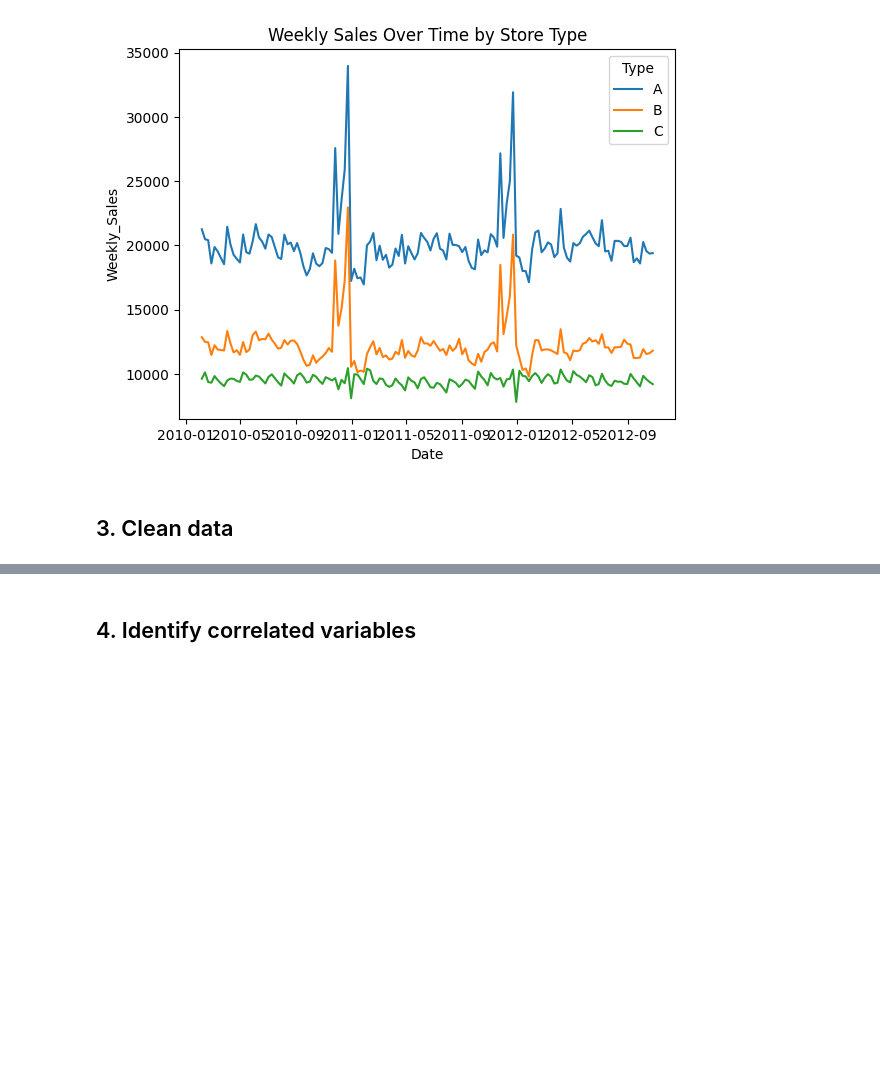
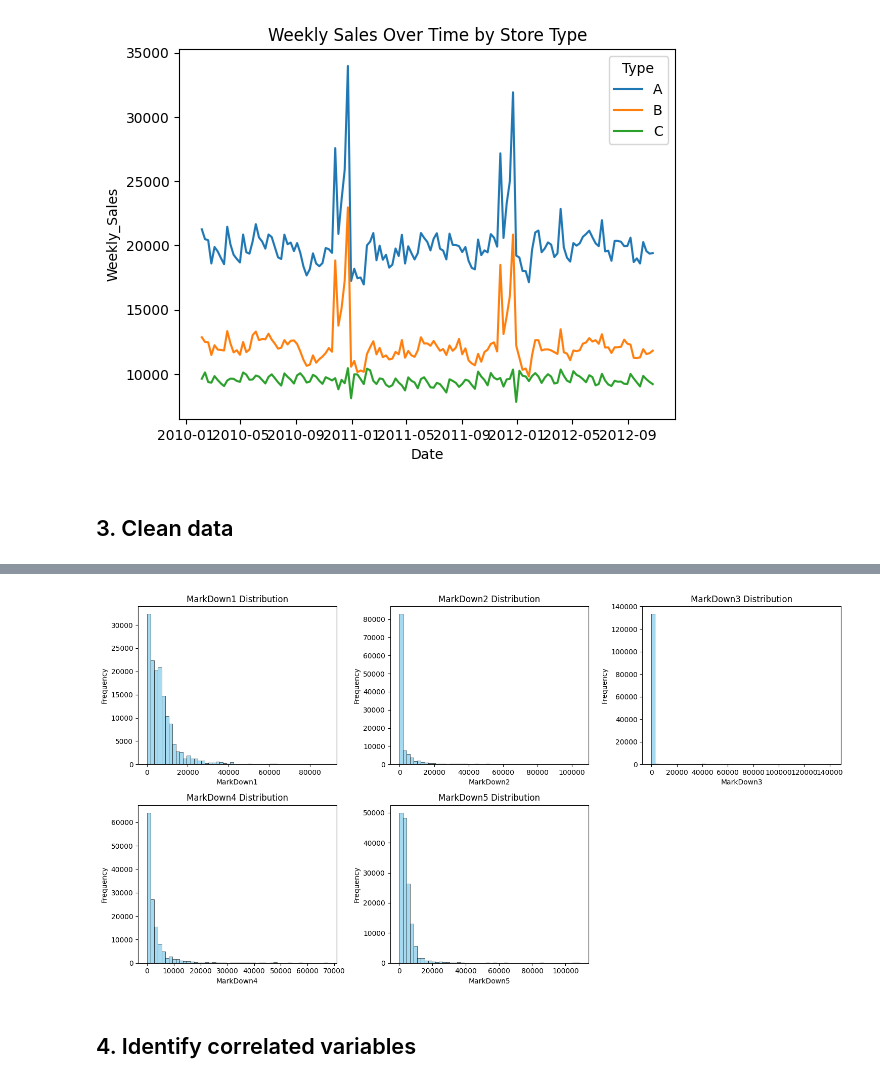
Before and after one commit to wyan170/Phase2_project, a Jupyter notebook: data-science/1. Analysis and Preprocessing/part1-submission.ipynb, the cells around one changed output, grey strips where cells are left out. Saved outputs shown, nothing was run; the diff lists cells and outputs as text; code cells hidden in the pictures; blank space fills up the shorter version.

```diff
--- a/data-science/1. Analysis and Preprocessing/part1-submission.ipynb
+++ b/data-science/1. Analysis and Preprocessing/part1-submission.ipynb
@@ -385,0 +413,12 @@ d:\MSA_PROJECT\phase2_project\.venv\Scripts\python.exe
+# %%
+
+for col in ["MarkDown1", "MarkDown2", "MarkDown3", "MarkDown4", "MarkDown5"]:
+    df[col].fillna(0, inplace=True)
+
+impute_missing_data = df.isnull().sum().to_frame()
+
+# Rename column holding the sums
+impute_missing_data = impute_missing_data.rename(columns={0:'Empty Cells'})
+
+# Print the results
+print(impute_missing_data)
@@ -386,3 +449,17 @@ d:\MSA_PROJECT\phase2_project\.venv\Scripts\python.exe
+# %%
+mark_cols = ["MarkDown1", "MarkDown2", "MarkDown3", "MarkDown4", "MarkDown5"]
+
+plt.figure(figsize=(15, 8))
+for i, col in enumerate(mark_cols):
+    plt.subplot(2, 3, i+1)
+    sns.histplot(df[col].dropna(), bins=50, color="skyblue")
+    plt.title(f"{col} Distribution")
+    plt.xlabel(col)
+    plt.ylabel("Frequency")
+plt.tight_layout()
+plt.show()
+# %% [output]
+[figure, added]
 # %% [markdown]
 ## 4. Identify correlated variables
 # %%
```
Also changed, not shown: parts of 9 cells of this notebook.
